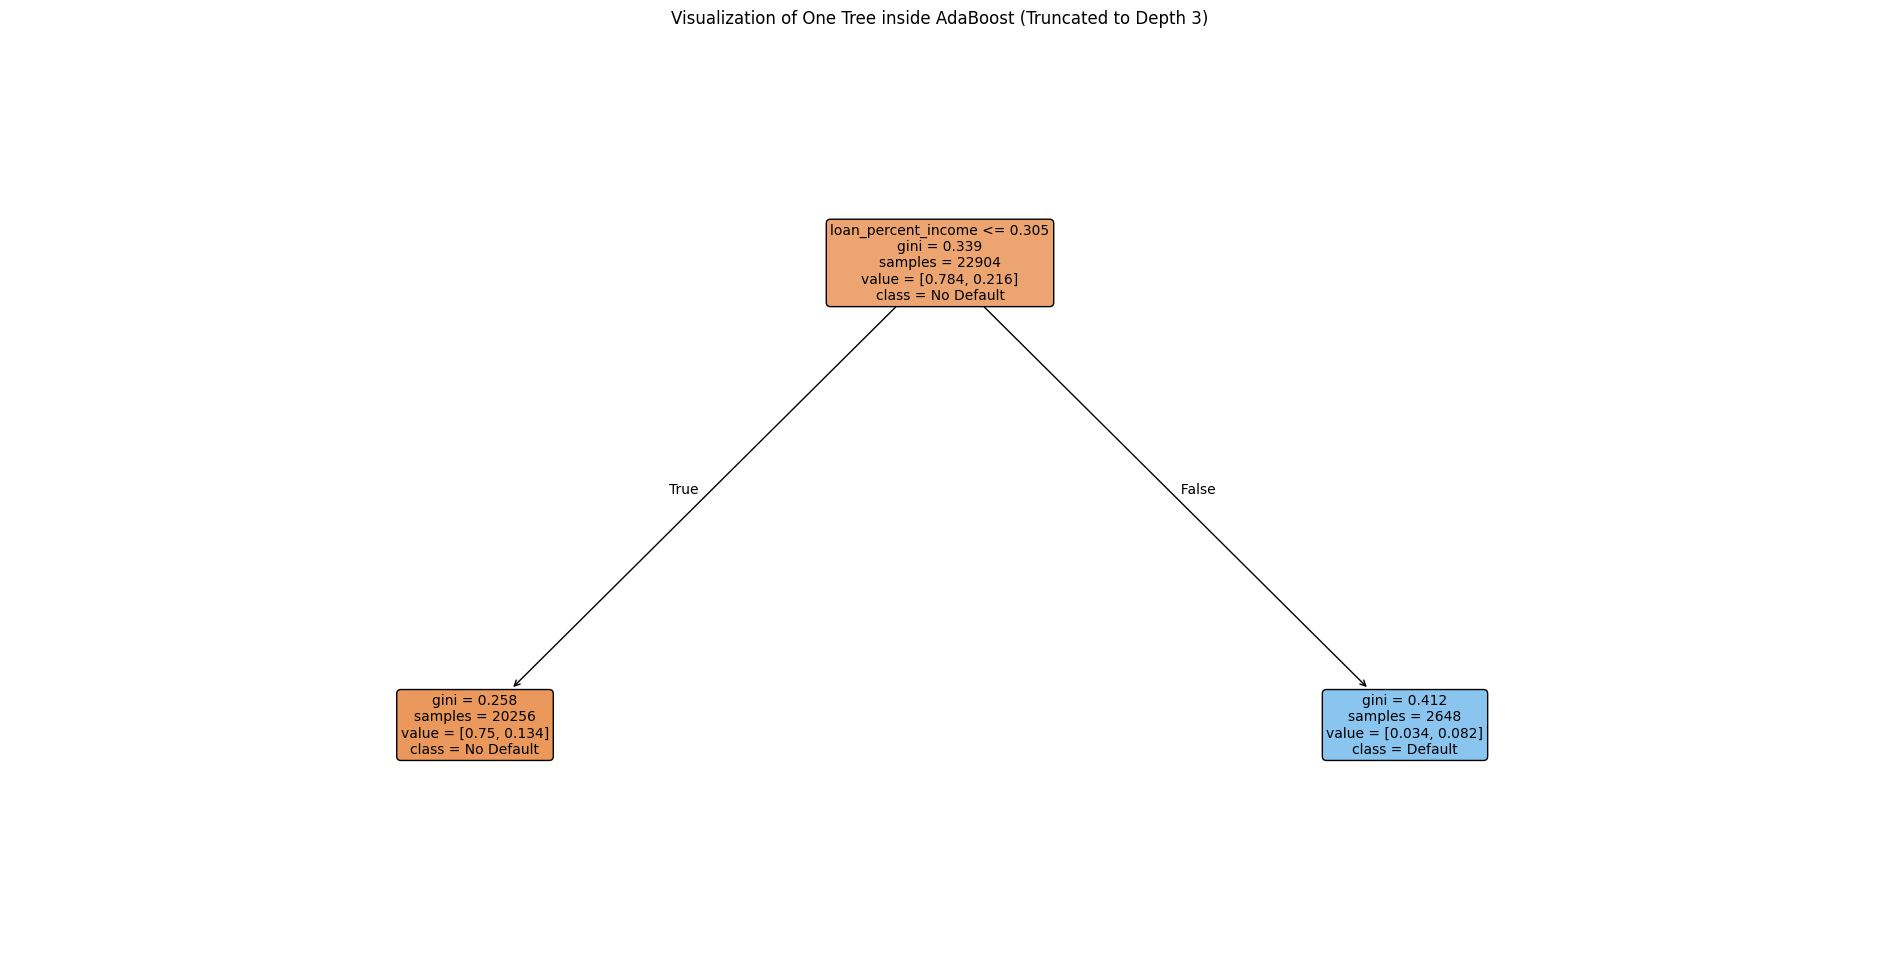
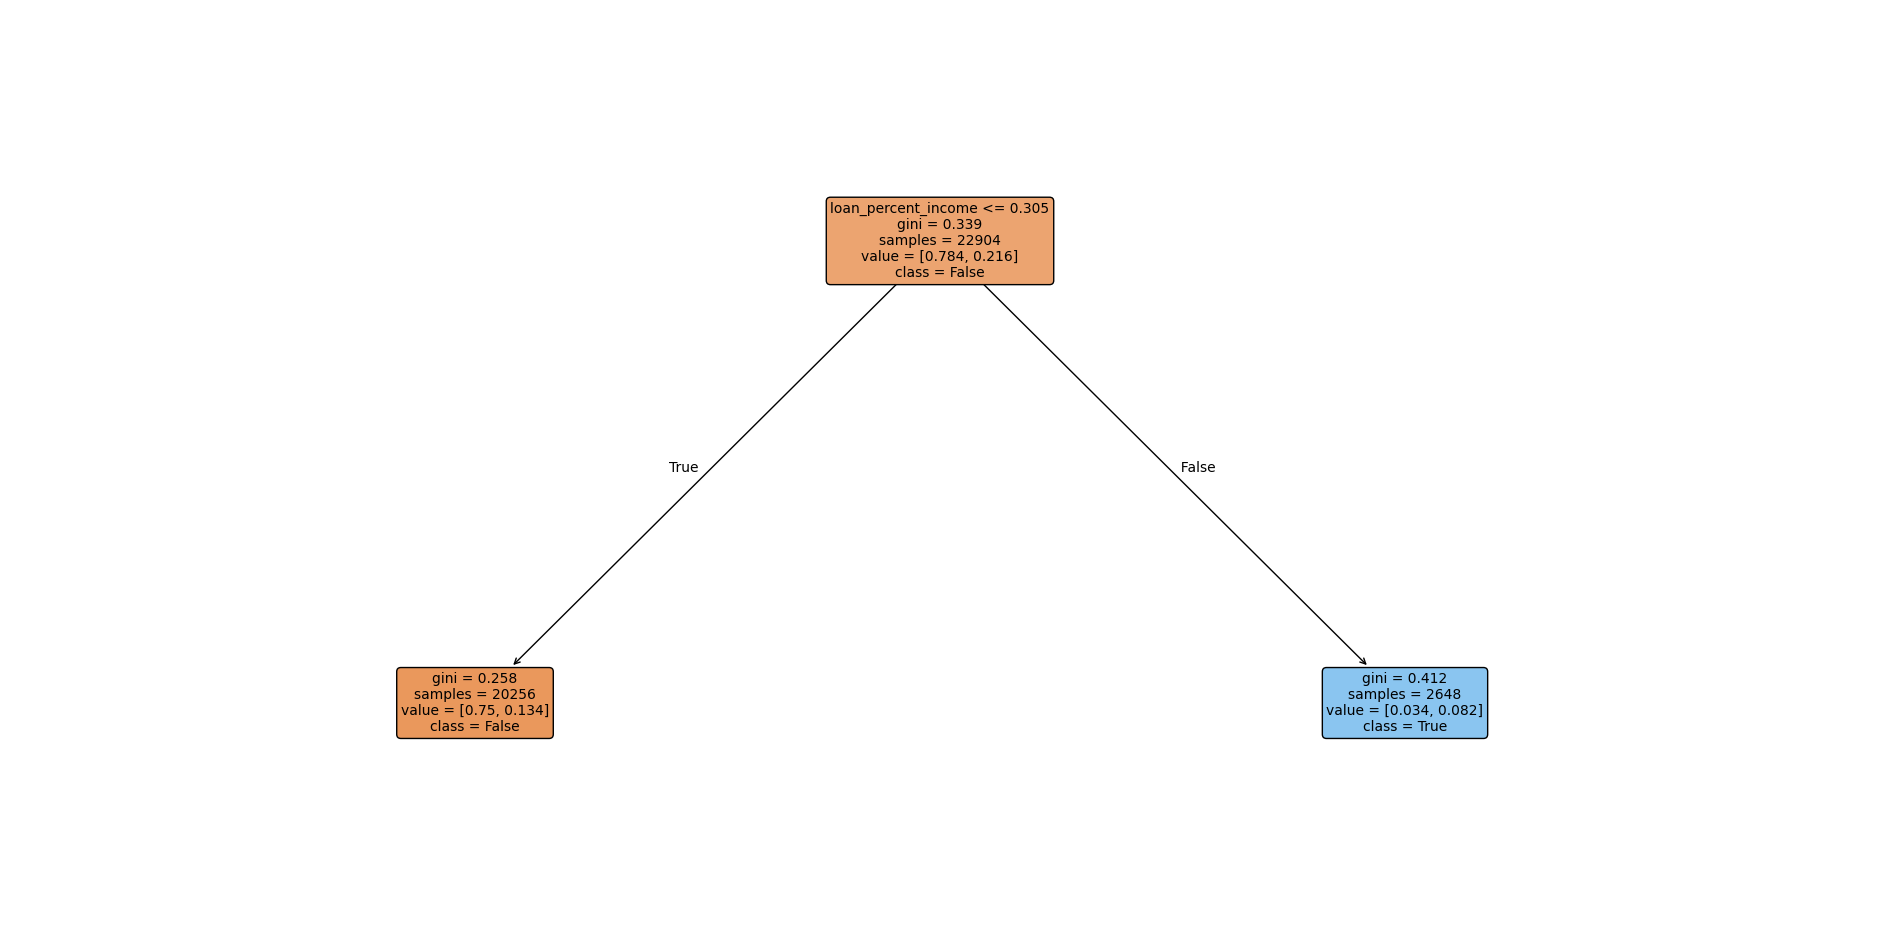
The change to this notebook cell's code, shown as a diff; its figure went from the first image to the second:
--- before
+++ after
@@ -3,9 +3,8 @@
 plot_tree(first_tree, 
           feature_names=X.columns, 
-          class_names=["No Default", "Default"], 
+          class_names=["False", "True"], 
           filled=True, 
           rounded=True, 
           max_depth=3,
           fontsize=10)
-plt.title("Visualization of One Tree inside AdaBoost (Truncated to Depth 3)")
 plt.show()

Commit: added stacking and updated metric